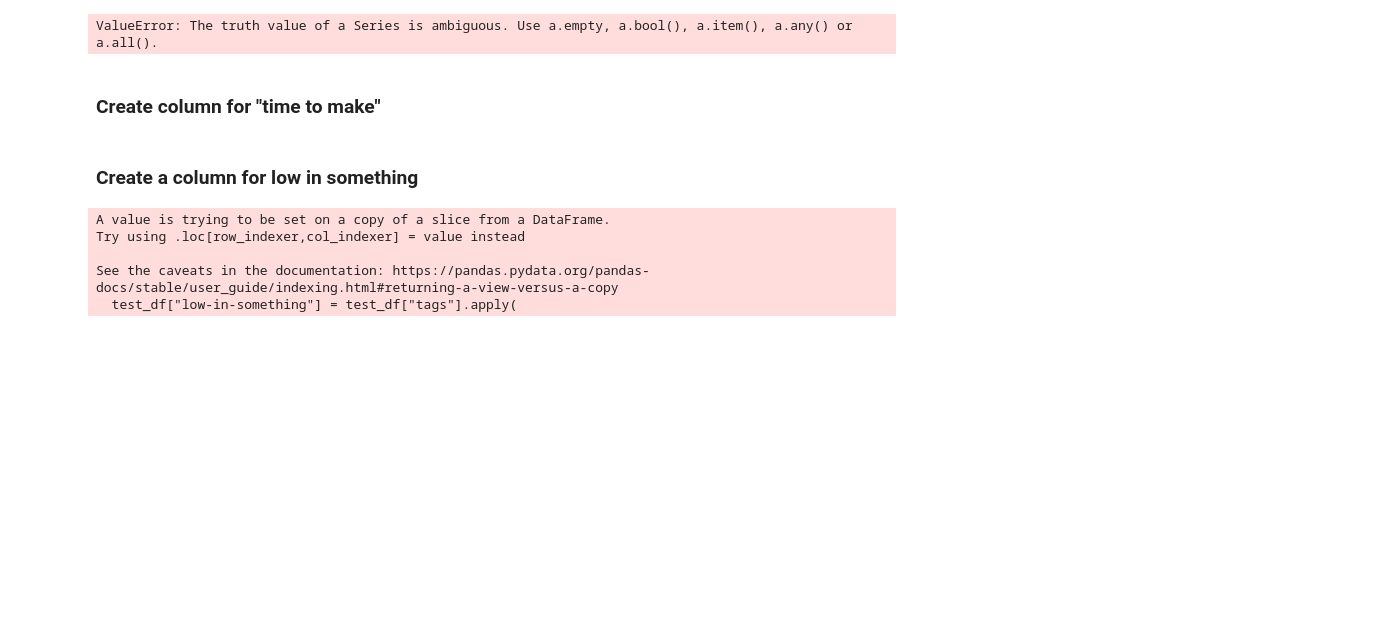
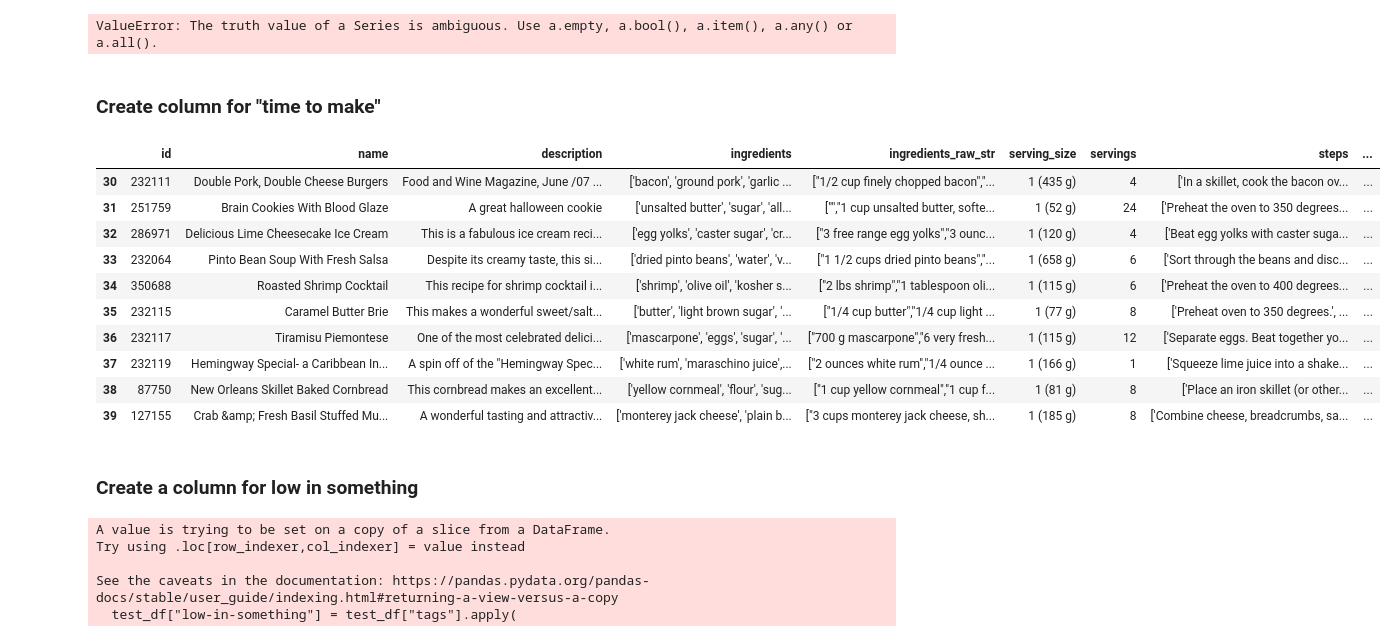
Before and after one commit to AishaShaf/recipe-recommender, a Jupyter notebook: data_cleaning.ipynb, the cells around one changed output. Saved outputs shown, nothing was run; the diff lists cells and outputs as text; code cells hidden in the pictures; blank space fills up the shorter version.

```diff
--- a/data_cleaning.ipynb
+++ b/data_cleaning.ipynb
@@ -188,3 +190,13 @@ Try using .loc[row_indexer,col_indexer] = value instead
 
 See the caveats in the documentation: https://pandas.pydata.org/pandas-docs/stable/user_guide/indexing.html#returning-a-view-versus-a-copy
   test_df["non_basic_ingredients"] = ~(
+# %%
+def extract_list_from_col(column_item: str) -> list:
+    return column_item.strip("[]").replace("'", "").split(", ")
+# %%
+def extract_non_basic(ingredients, basic_ingredients):
+    return [
+        ingredient
+        for ingredient in extract_list_from_col(ingredients)
+        if not ingredient in basic_ingredients
+    ]
@@ -195,12 +245,0 @@ test_df.loc[30, "ingredients"]
-# %%
-def extract_non_basic(ingredient_extract_list):
-    list_of_ingredients = []
-    for x in ingredient_extract_list:
-        if x not in test_df["basic_ingredients"]:
-            list_of_ingredients.append(x)
-    return list_of_ingredients
-
-
-test_df["non_basic_ingredients"] = test_df["ingredients"].apply(extract_non_basic)
-
-test_df.head(1)
@@ -214,0 +246,4 @@ See the caveats in the documentation: https://pandas.pydata.org/pandas-docs/stab
+# %%
+test_df = test_df.assign(
+    non_basic_ingredients=test_df["ingredients"].apply(extract_non_basic)
+)
@@ -246,18 +290,30 @@ ValueError: The truth value of a Series is ambiguous. Use a.empty, a.bool(), a.i
 # %%
 # Function to extract 'time-to-make' value based on 'minutes' or 'hours'
 def extract_time_to_make(tags_list):
     time_to_make_values = []
     for tag in tags_list:
         if "minutes" in tag.lower() or "hours" in tag.lower():
             time_to_make_values.append(tag.strip())
     return time_to_make_values if time_to_make_values else None
 
 
 # Apply the function to create the new 'time-to-make' column
 test_df["time-to-make"] = df["tags"].apply(
     lambda x: extract_time_to_make(ast.literal_eval(x)) if pd.notnull(x) else None
 )
-test_df.head(1)
+test_df.head(10)
+# %% [output]
+|  | id | name | description | ingredients | ingredients_raw_str | serving_size | servings | steps | ... |
+| 30 | 232111 | Double Pork, Double Cheese Burgers | Food and Wine Magazine, June /07 ... | ['bacon', 'ground pork', 'garlic ... | ["1/2 cup finely chopped bacon","... | 1 (435 g) | 4 | ['In a skillet, cook the bacon ov... | ... |
+| 31 | 251759 | Brain Cookies With Blood Glaze | A great halloween cookie | ['unsalted butter', 'sugar', 'all... | ["","1 cup unsalted butter, softe... | 1 (52 g) | 24 | ['Preheat the oven to 350 degrees... | ... |
+| 32 | 286971 | Delicious Lime Cheesecake Ice Cream | This is a fabulous ice cream reci... | ['egg yolks', 'caster sugar', 'cr... | ["3 free range egg yolks","3 ounc... | 1 (120 g) | 4 | ['Beat egg yolks with caster suga... | ... |
+| 33 | 232064 | Pinto Bean Soup With Fresh Salsa | Despite its creamy taste, this si... | ['dried pinto beans', 'water', 'v... | ["1 1/2 cups dried pinto beans","... | 1 (658 g) | 6 | ['Sort through the beans and disc... | ... |
+| 34 | 350688 | Roasted Shrimp Cocktail | This recipe for shrimp cocktail i... | ['shrimp', 'olive oil', 'kosher s... | ["2 lbs shrimp","1 tablespoon oli... | 1 (115 g) | 6 | ['Preheat the oven to 400 degrees... | ... |
+| 35 | 232115 | Caramel Butter Brie | This makes a wonderful sweet/salt... | ['butter', 'light brown sugar', '... | ["1/4 cup butter","1/4 cup light ... | 1 (77 g) | 8 | ['Preheat oven to 350 degrees.', ... | ... |
+| 36 | 232117 | Tiramisu Piemontese | One of the most celebrated delici... | ['mascarpone', 'eggs', 'sugar', '... | ["700 g mascarpone","6 very fresh... | 1 (115 g) | 12 | ['Separate eggs. Beat together yo... | ... |
+| 37 | 232119 | Hemingway Special- a Caribbean In... | A spin off of the "Hemingway Spec... | ['white rum', 'maraschino juice',... | ["2 ounces white rum","1/4 ounce ... | 1 (166 g) | 1 | ['Squeeze lime juice into a shake... | ... |
+| 38 | 87750 | New Orleans Skillet Baked Cornbread | This cornbread makes an excellent... | ['yellow cornmeal', 'flour', 'sug... | ["1 cup yellow cornmeal","1 cup f... | 1 (81 g) | 8 | ['Place an iron skillet (or other... | ... |
+| 39 | 127155 | Crab &amp; Fresh Basil Stuffed Mu... | A wonderful tasting and attractiv... | ['monterey jack cheese', 'plain b... | ["3 cups monterey jack cheese, sh... | 1 (185 g) | 8 | ['Combine cheese, breadcrumbs, sa... | ... |
 # %% [markdown]
 ### Create a column for low in something
 # %%
```
Also changed, not shown: parts of 5 cells of this notebook.
